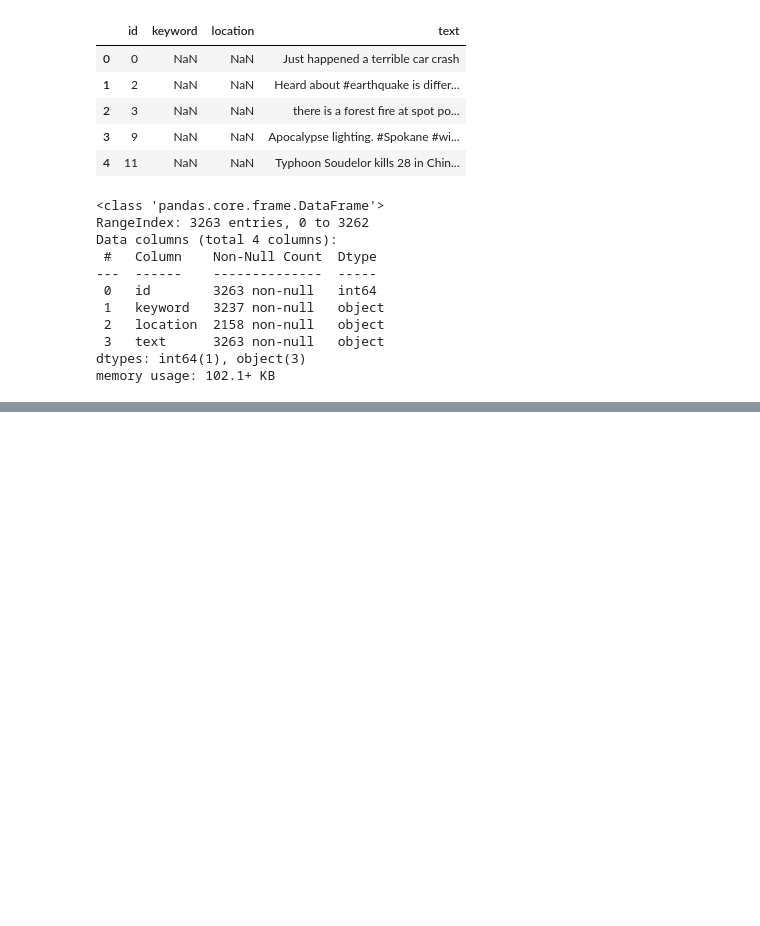
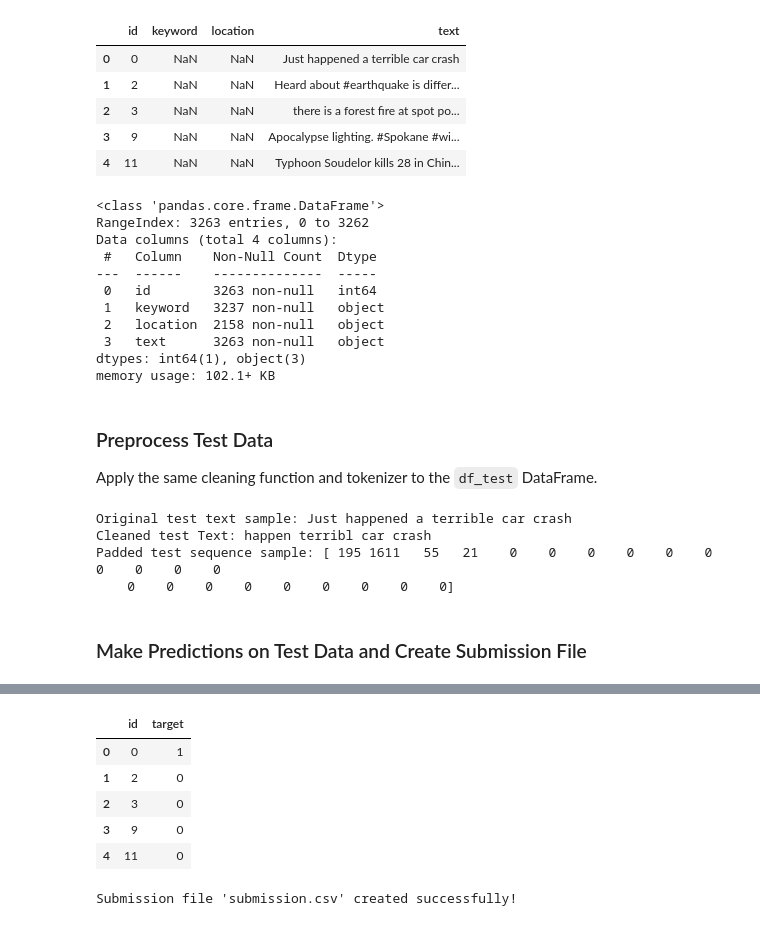
Before and after one commit to Luicazen/NLPTweets, a Jupyter notebook: nn.ipynb, the cells around one changed output, grey strips where cells are left out. Drawn from its saved outputs; the diff is of its cells as text; code cells hidden in the pictures; blank space fills up the shorter version.

```diff
--- a/nn.ipynb
+++ b/nn.ipynb
@@ -236,3 +308,49 @@ Data columns (total 4 columns):
  3   text      3263 non-null   object
 dtypes: int64(1), object(3)
 memory usage: 102.1+ KB
+# %% [markdown]
+### Preprocess Test Data
+Apply the same cleaning function and tokenizer to the `df_test` DataFrame.
+# %%
+# Apply the cleaning function to the 'text' column of df_test
+df_test['cleaned_text'] = df_test['text'].apply(clean_text)
+
+# Convert the 'cleaned_text' column into sequences of integers using the *same tokenizer*
+test_sequences = tokenizer.texts_to_sequences(df_test['cleaned_text'])
+
+# Pad these sequences to ensure they all have the same length using the *same maxLen*
+test_padded_sequences = pad_sequences(test_sequences, maxlen=maxLen, padding='post')
+
+# Display original text
+print(f"Original test text sample: {df_test['text'].iloc[0]}")
+
+# Display cleaned Text
+print("Cleaned test Text:", df_test['cleaned_text'].iloc[0])
+
+# Display cleaned and padded sequence
+print(f"Padded test sequence sample: {test_padded_sequences[0]}")
+# %% [output]
+Original test text sample: Just happened a terrible car crash
+Cleaned test Text: happen terribl car crash
+Padded test sequence sample: [ 195 1611   55   21    0    0    0    0    0    0    0    0    0    0
+    0    0    0    0    0    0    0    0    0]
+# %% [markdown]
+### Make Predictions on Test Data and Create Submission File
+# %%
+# Make predictions on the processed test data
+y_test_pred_proba = model.predict(test_padded_sequences)
+
+# Convert probabilities to binary predictions using a threshold (e.g., 0.5)
+y_test_pred = (y_test_pred_proba > 0.5).astype(int)
+
+# Create a submission DataFrame
+submission_df = pd.DataFrame({'id': df_test['id'], 'target': y_test_pred.flatten()})
+
+# Display the first few rows of the submission file
+display(submission_df.head())
+
+# Save the submission DataFrame to a CSV file
+submission_df.to_csv('submission.csv', index=False)
+
+print("Submission file 'submission.csv' created successfully!")
+# %% [output]
@@ -238,0 +358,7 @@ memory usage: 102.1+ KB
+|  | id | target |
+| 0 | 0 | 1 |
+| 1 | 2 | 0 |
+| 2 | 3 | 0 |
+| 3 | 9 | 0 |
+| 4 | 11 | 0 |
+Submission file 'submission.csv' created successfully!
```
Also changed, not shown: parts of 12 cells of this notebook.
